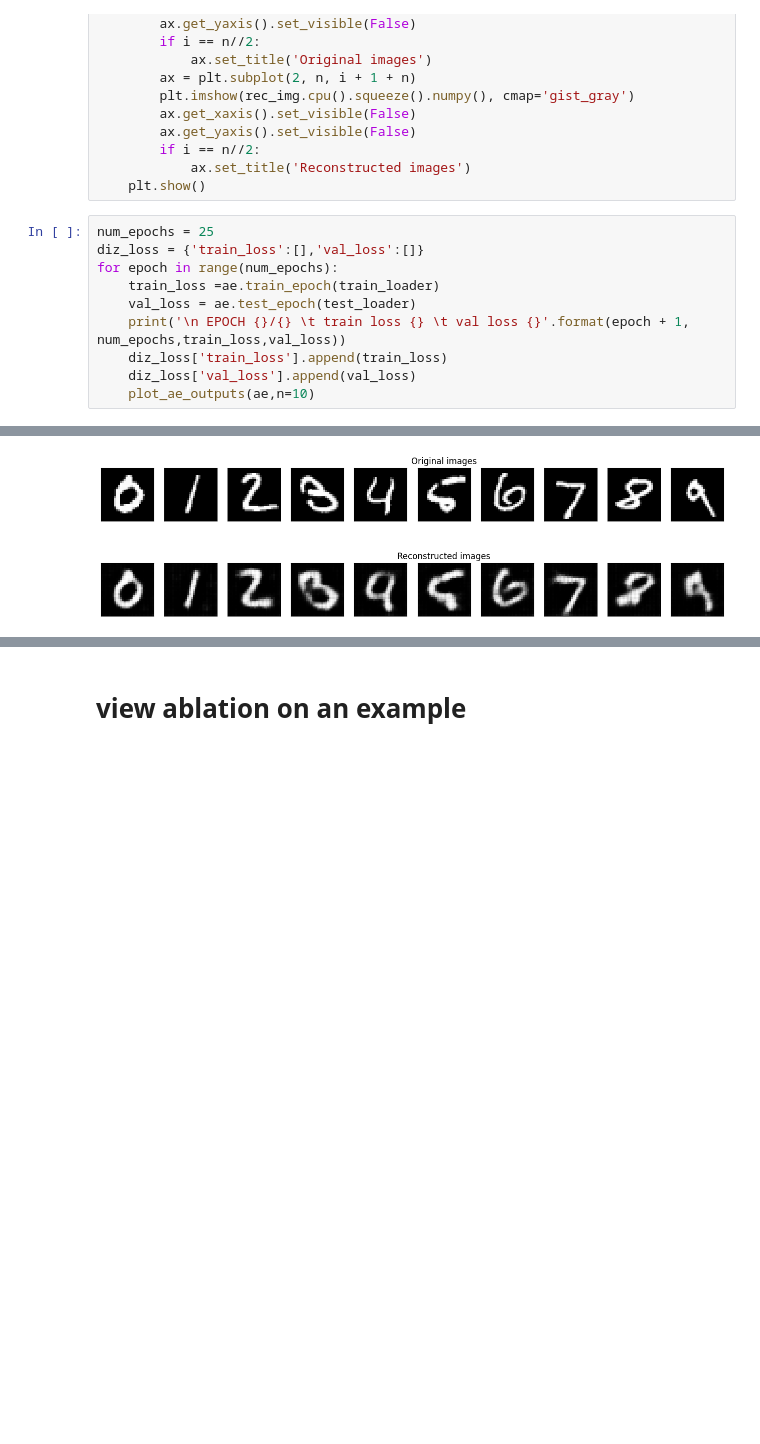
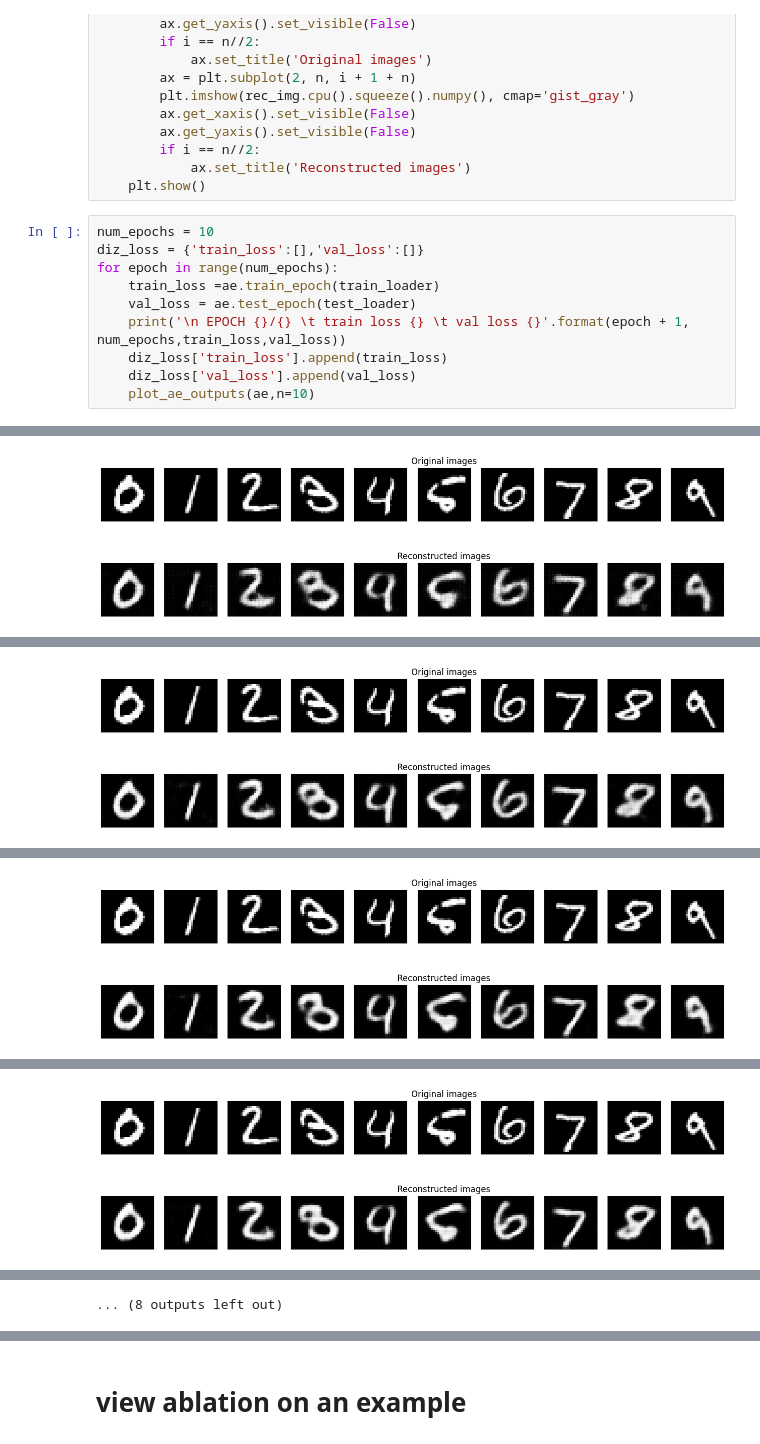
Before and after one commit to MetroStar/sequential-dropout, a Jupyter notebook: mnist_test.ipynb, the cells around one changed output, grey strips where cells are left out. Cells and saved outputs as stored; diff of their text form; blank space fills up the shorter version.

```diff
--- a/mnist_test.ipynb
+++ b/mnist_test.ipynb
@@ -76,7 +76,7 @@ def plot_ae_outputs(ae,n=10):
             ax.set_title('Reconstructed images')
     plt.show()
 # %%
-num_epochs = 25
+num_epochs = 10
 diz_loss = {'train_loss':[],'val_loss':[]}
 for epoch in range(num_epochs):
     train_loss =ae.train_epoch(train_loader)
@@ -90 +90 @@ for epoch in range(num_epochs):
-[figure, old version]
+[figure, new version]
@@ -90,0 +92 @@ for epoch in range(num_epochs):
+[figure, added]
@@ -90,0 +94 @@ for epoch in range(num_epochs):
+[figure, added]
@@ -90,0 +96 @@ for epoch in range(num_epochs):
+[figure, added]
@@ -91,3 +101,4 @@ for epoch in range(num_epochs):
+... (8 outputs left out)
 # %%
 # Plot losses
 plt.figure(figsize=(10,8))
```
Also changed, not shown: parts of 10 cells of this notebook.
